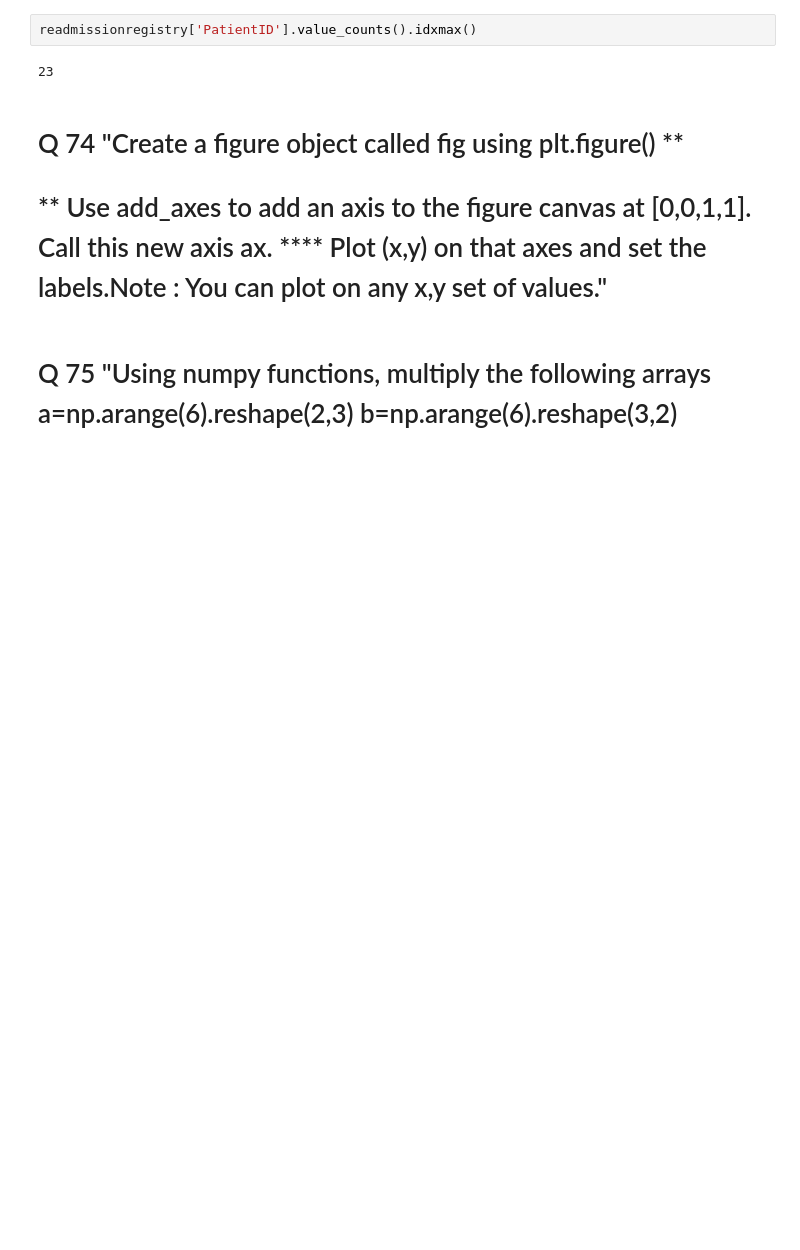
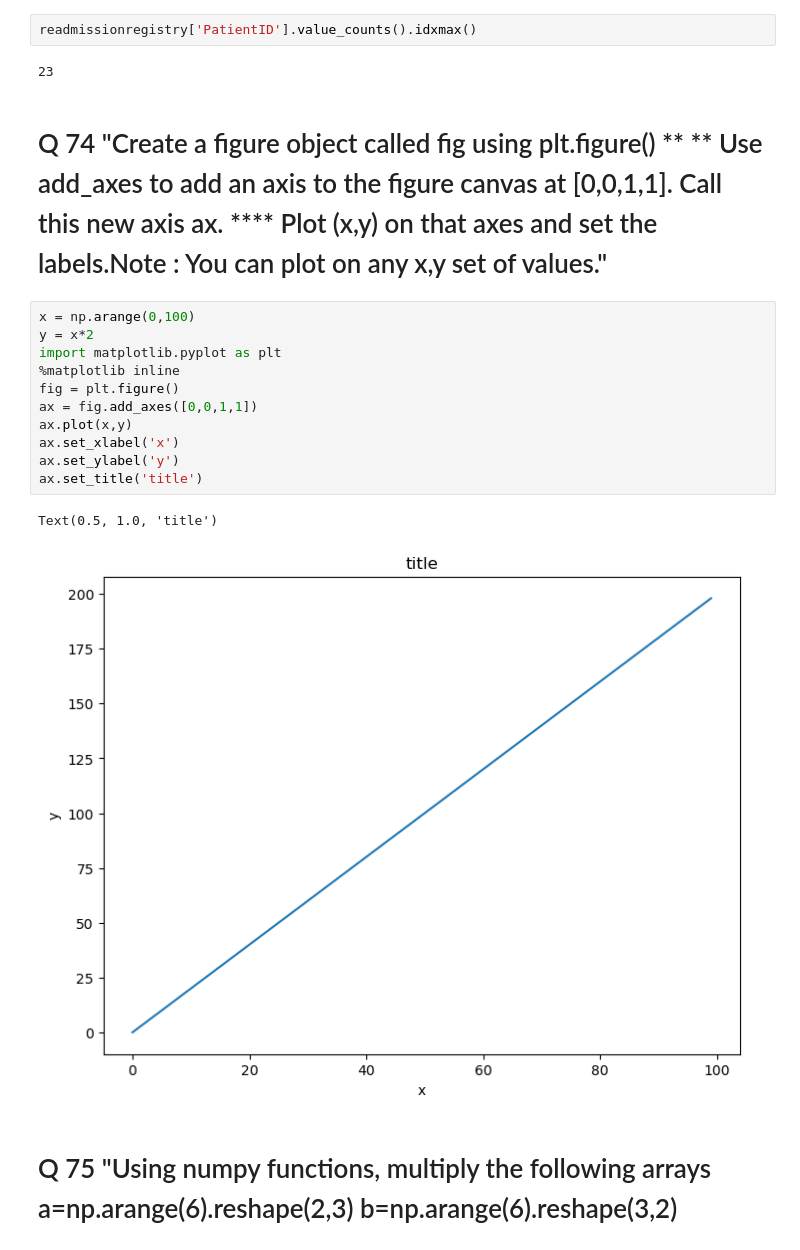
Before and after one commit to AbinayaGobinath/DataWranglers_PythonHackathon, a Jupyter notebook: DataWranglers_Finalquestions.ipynb, the cells around one changed output. Drawn from its saved outputs; the diff is of its cells as text; blank space fills up the shorter version.

```diff
--- a/DataWranglers_Finalquestions.ipynb
+++ b/DataWranglers_Finalquestions.ipynb
@@ -227,8 +298,21 @@ readmissionregistry['PatientID'].value_counts().idxmax()
 # %% [output]
 23
 # %% [markdown]
-# Q 74 "Create a figure object called fig using plt.figure() **
- # ** Use add_axes to add an axis to the figure canvas at [0,0,1,1]. Call this new axis ax. **** Plot (x,y) on that axes and set the labels.Note : You can plot on any x,y set of values."
+# Q 74 "Create a figure object called fig using plt.figure() ** ** Use add_axes to add an axis to the figure canvas at [0,0,1,1]. Call this new axis ax. **** Plot (x,y) on that axes and set the labels.Note : You can plot on any x,y set of values."
+# %%
+x = np.arange(0,100)
+y = x*2
+import matplotlib.pyplot as plt
+%matplotlib inline
+fig = plt.figure()
+ax = fig.add_axes([0,0,1,1])
+ax.plot(x,y)
+ax.set_xlabel('x')
+ax.set_ylabel('y')
+ax.set_title('title')
+# %% [output]
+Text(0.5, 1.0, 'title')
+[figure, added]
 # %% [markdown]
 # Q 75 "Using numpy functions, multiply the following arrays a=np.arange(6).reshape(2,3) b=np.arange(6).reshape(3,2)
 # %%
```
Also changed, not shown: parts of 12 cells of this notebook.
